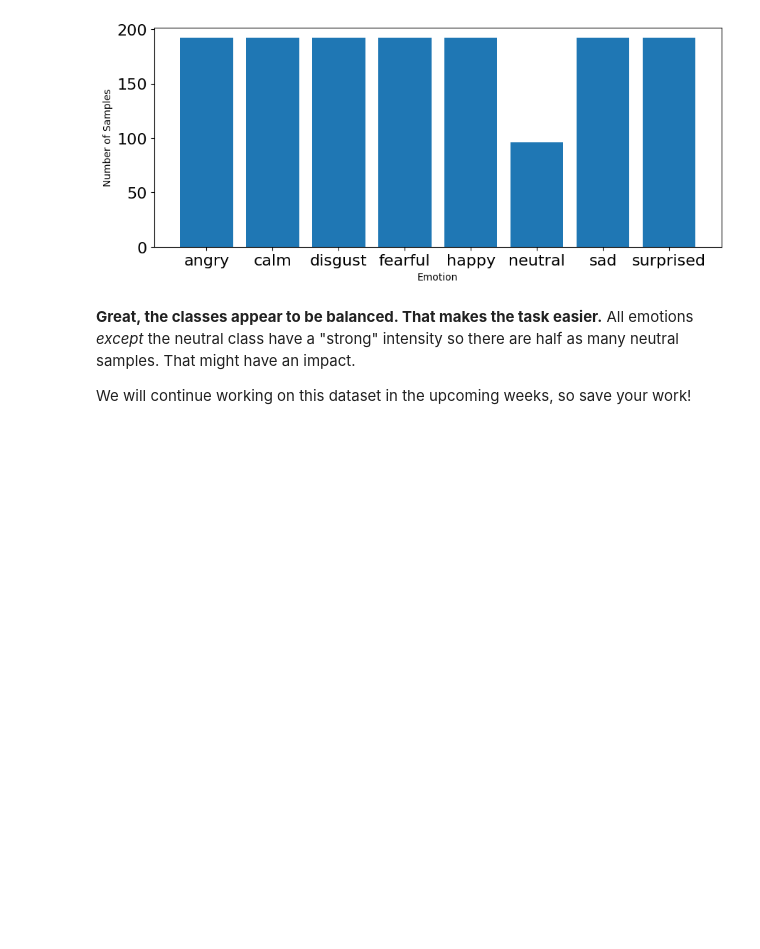
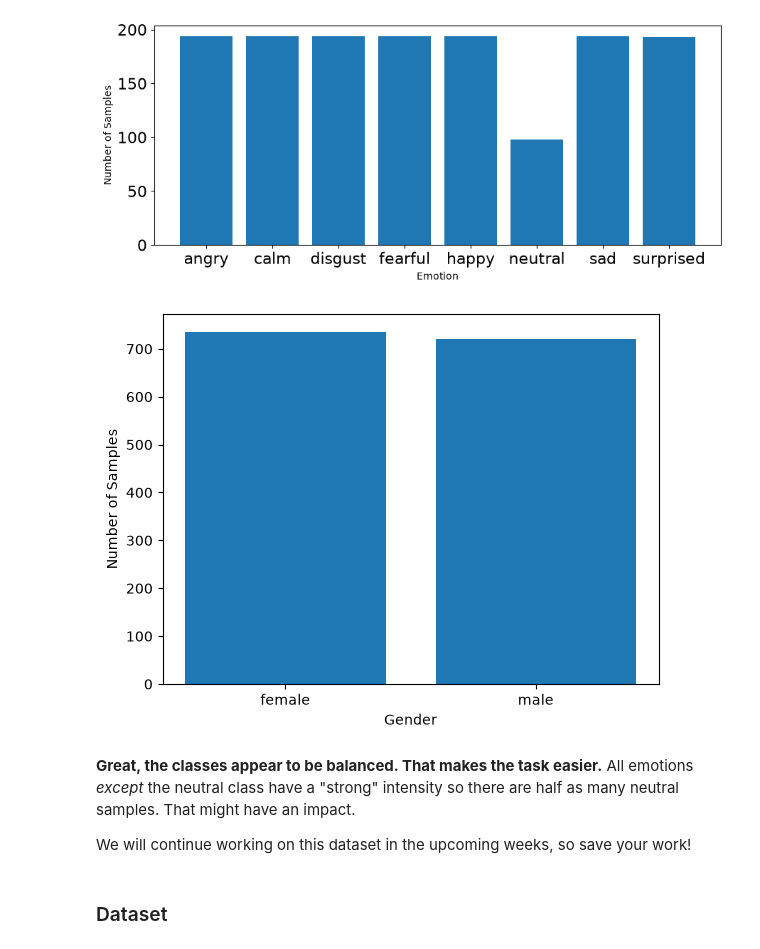
Before and after one commit to tiffanyhuang053/IAT360-Week2-DataPreprocessing, a Jupyter notebook: Week 2.ipynb, the cells around one changed output. Cells and saved outputs as stored; diff of their text form; code cells hidden in the pictures; blank space fills up the shorter version.

```diff
--- a/Week 2.ipynb
+++ b/Week 2.ipynb
@@ -729,6 +690,23 @@ def load_data():
         print('\r' + f' Processed {count}/{1440} audio samples',end=' ')
     # Return arrays to plug into sklearn's cross-validation algorithms
     return np.array(X), np.array(y)
+# %%
+import os, glob
+
+def load_allGender():
+  y = []
+  count = 0
+  for file in glob.glob("/Users/tiffanyhuang/Downloads/Datasets/Audio Data/Actor_*/*.wav"):
+    #gets the number associated with the actor (last number)
+    actor = int(file.split("-")[-1][:-4])
+    #if divisible by 2
+    if actor % 2 == 0:
+      gender = "female"
+    else:
+      gender = "male"
+    y.append(gender)
+
+  return np.array(y)
 # %% [markdown]
 We will not compute the feature matrix this week, but we will read the emotion labels for the entire dataset.
 We will explain why the X and Y elements are important in the upcoming weeks.
@@ -739,3 +717,5 @@ features, emotions = load_data()
+# %%
+genders = load_allGender()
 # %% [markdown]
 Let's now see the class balance of our dataset, it is important to have a balanced dataset for ML models.
 # %%
@@ -752,7 +732,19 @@ plt.ylabel('Number of Samples')
 plt.show()
 # %% [output]
 [figure]
+# %%
+gender_list, count = np.unique(genders, return_counts=True)
+
+plt.bar(x=range(len(gender_list)), height=count)
+plt.xticks(ticks=range(len(gender_list)), labels=gender_list)
+plt.xlabel('Gender')
+plt.ylabel('Number of Samples')
+plt.show()
+# %% [output]
+[figure, added]
 # %% [markdown]
 **Great, the classes appear to be balanced. That makes the task easier.** All emotions _except_ the neutral class have a "strong" intensity so there are half as many neutral samples. That might have an impact.
 
 We will continue working on this dataset in the upcoming weeks, so save your work!
+# %% [markdown]
+### Dataset
```
Also changed, not shown: parts of 43 cells of this notebook.
